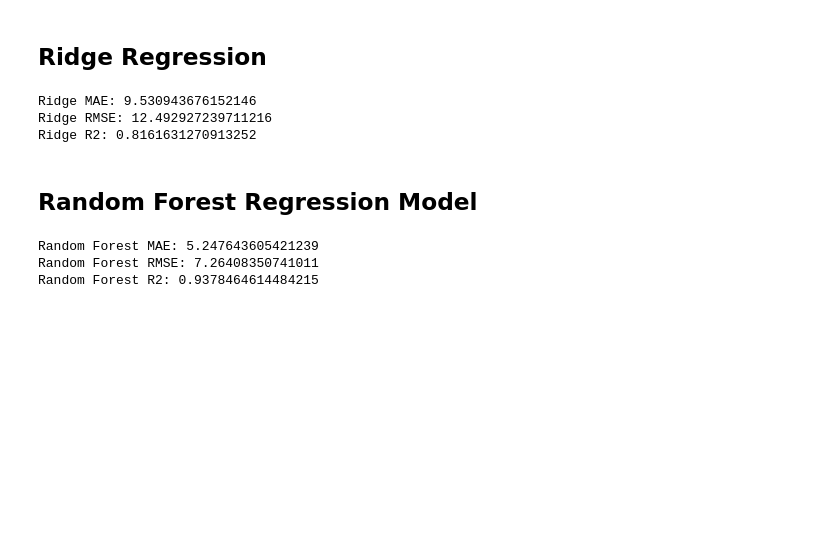
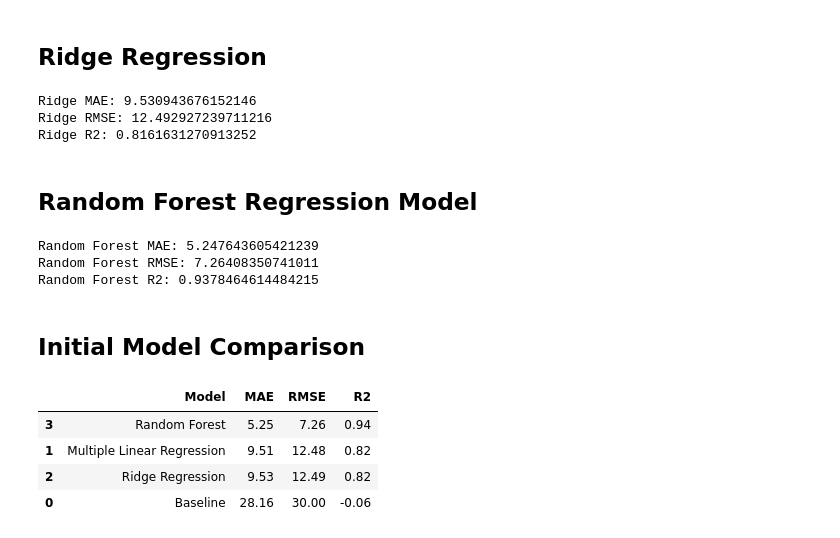
Before and after one commit to ajbunny/AI-Readiness-Governance-Capstone, a Jupyter notebook: notebooks/06_modeling_data_preparation.ipynb, the cells around one changed output. Drawn from its saved outputs; the diff is of its cells as text; code cells hidden in the pictures; blank space fills up the shorter version.

```diff
--- a/notebooks/06_modeling_data_preparation.ipynb
+++ b/notebooks/06_modeling_data_preparation.ipynb
@@ -596,3 +596,42 @@ print("Random Forest R2:", rf_r2)
 Random Forest MAE: 5.247643605421239
 Random Forest RMSE: 7.26408350741011
 Random Forest R2: 0.9378464614484215
+# %% [markdown]
+## Initial Model Comparison
+# %%
+# Compare initial results performance metrics for the baseline, linear regression, ridge regression, and random forest models
+
+model_comparison = pd.DataFrame({
+    "Model":[
+        "Baseline",
+        "Multiple Linear Regression",
+        "Ridge Regression",
+        "Random Forest"],
+
+    "MAE":[
+        baseline_mae,
+        linear_mae,
+        ridge_mae,
+        rf_mae
+    ],
+    "RMSE":[
+        baseline_rmse,
+        linear_rmse,
+        ridge_rmse,
+        rf_rmse
+    ],
+    "R2":[
+        baseline_r2,
+        linear_r2,
+        ridge_r2,
+        rf_r2
+    ]
+})
+
+model_comparison.sort_values("MAE").round(2)
+# %% [output]
+|  | Model | MAE | RMSE | R2 |
+| 3 | Random Forest | 5.25 | 7.26 | 0.94 |
+| 1 | Multiple Linear Regression | 9.51 | 12.48 | 0.82 |
+| 2 | Ridge Regression | 9.53 | 12.49 | 0.82 |
+| 0 | Baseline | 28.16 | 30.00 | -0.06 |
```
Also changed, not shown: parts of 2 cells of this notebook.
